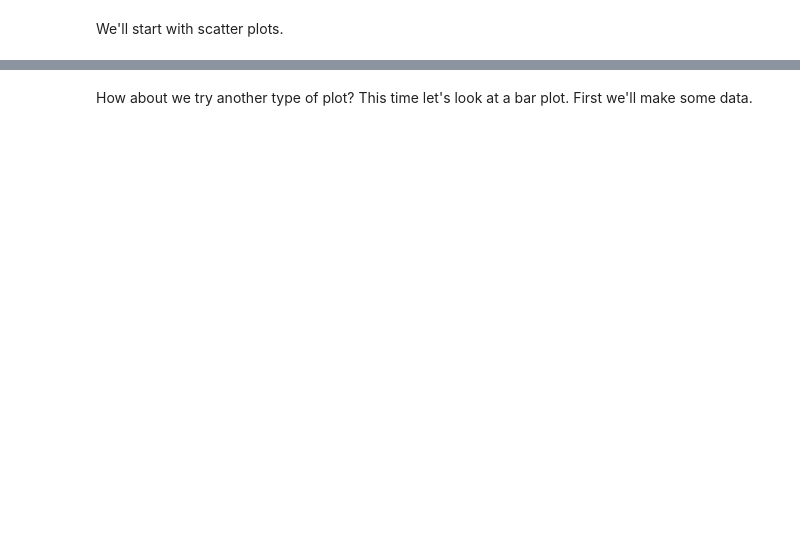
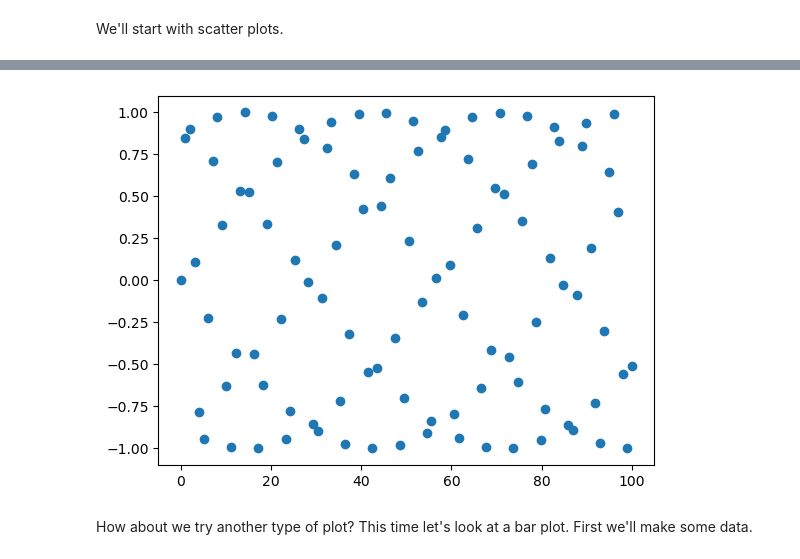
Before and after one commit to evanernst00/CodeExperiments, a Jupyter notebook: Python/matplotlib-exercises.ipynb, the cells around one changed output, grey strips where cells are left out. Cells and saved outputs as stored; diff of their text form; code cells hidden in the pictures; blank space fills up the shorter version.

```diff
--- a/Python/matplotlib-exercises.ipynb
+++ b/Python/matplotlib-exercises.ipynb
@@ -113,5 +112,9 @@ ax[1].plot(X, np.exp(X), "o");
 # %%
 # Create a scatter plot of X versus np.sin(X)
+fig, ax = plt.subplots()
+ax.plot(X, np.sin(X), "o");
+# %% [output]
+[figure, added]
 # %% [markdown]
 How about we try another type of plot? This time let's look at a bar plot. First we'll make some data.
 # %%
```
Also changed, not shown: parts of 13 cells of this notebook.
